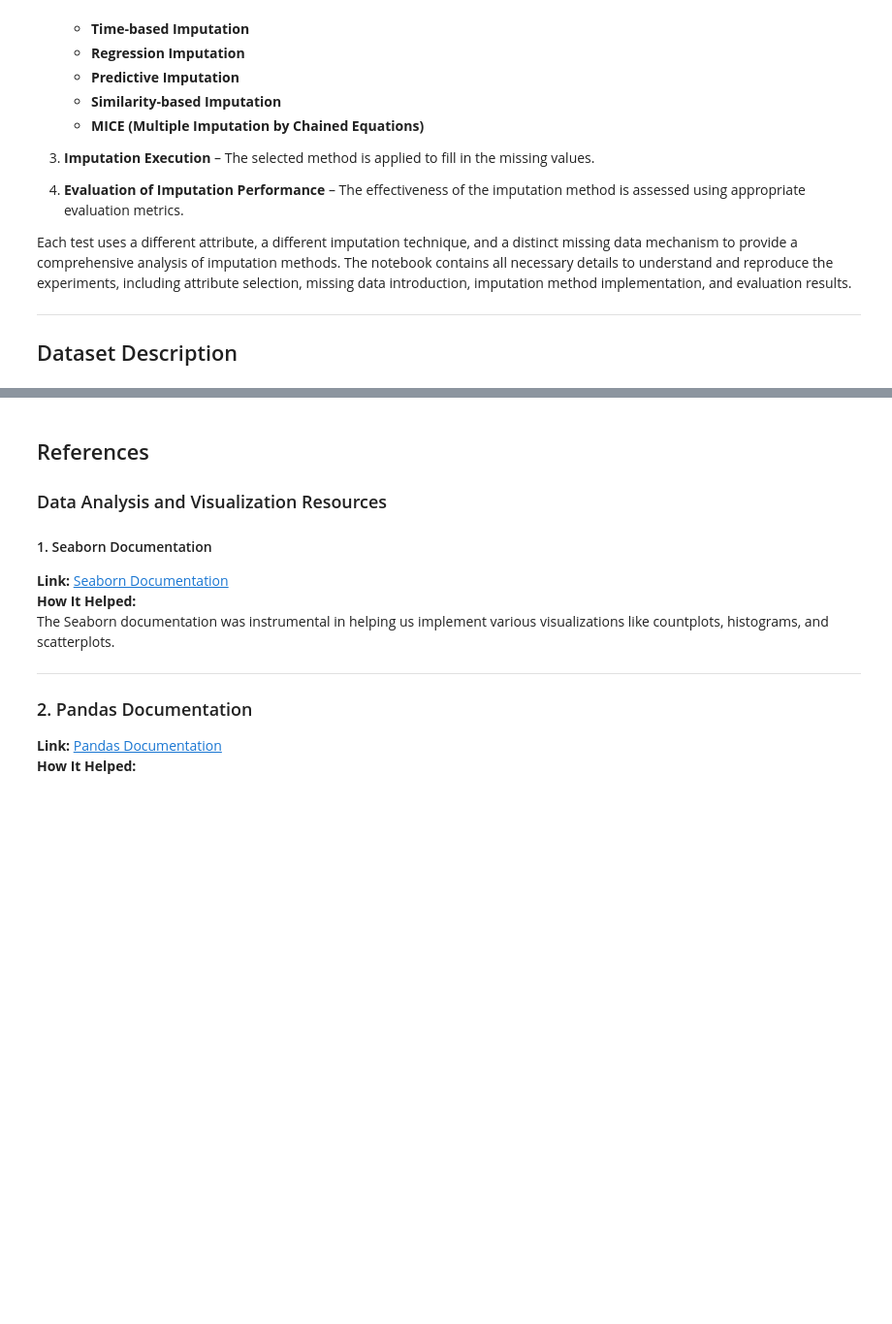
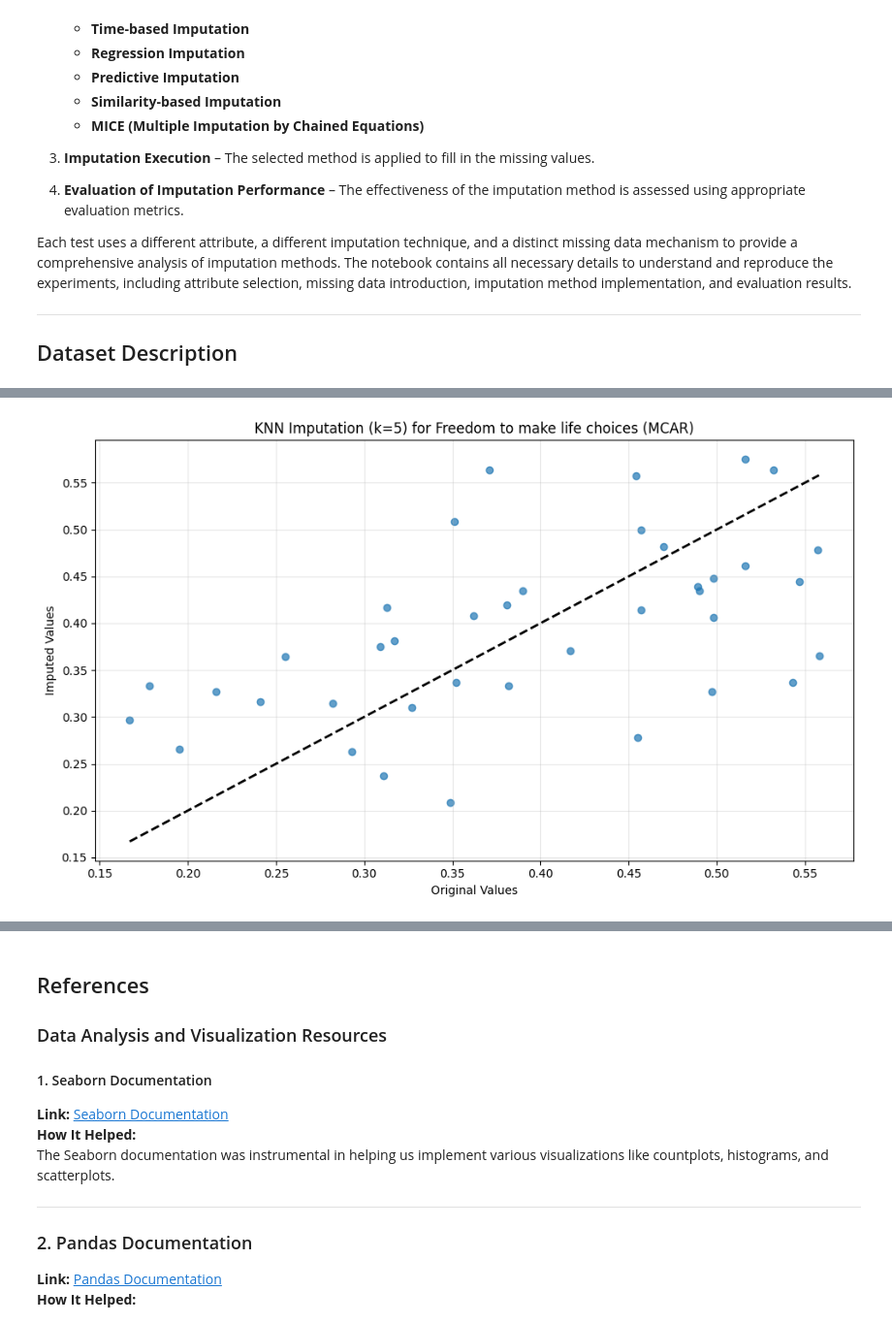
Before and after one commit to ObayAlshaer/CSI4142_Assignment-2, a Jupyter notebook: Dataset2/dataset-2.ipynb, the cells around one changed output, grey strips where cells are left out. Shown at 97% size. Cells and saved outputs as stored; diff of their text form; code cells hidden in the pictures; blank space fills up the shorter version.

```diff
--- a/Dataset2/dataset-2.ipynb
+++ b/Dataset2/dataset-2.ipynb
@@ -43,0 +222,66 @@ Each test uses a different attribute, a different imputation technique, and a di
+# %%
+print("IMPUTATION METHOD 2: KNN IMPUTATION")
+
+# Choose column and introduce missing values
+target_column = 'Freedom to make life choices'
+missing_mechanism = 'MCAR'
+df_missing_2, missing_indices_2 = introduce_missing_values(
+    original_df, target_column, mechanism=missing_mechanism, missing_rate=0.25
+)
+
+# Select features for KNN imputation
+features = ['GDP per capita', 'Social support', 'Healthy life expectancy', 'Score', 'Generosity']
+df_for_knn = df_missing_2[features + [target_column]].copy()
+
+# Scale features for better KNN performance
+scaler = StandardScaler()
+df_scaled = pd.DataFrame(
+    scaler.fit_transform(df_for_knn[features]),
+    columns=features,
+    index=df_for_knn.index
+)
+df_scaled[target_column] = df_for_knn[target_column]
+
+# Find optimal k value
+k_values = [3, 5, 7, 10, 15]
+knn_results = {}
+
+for k in k_values:
+    imputer = KNNImputer(n_neighbors=k)
+    imputed_array = imputer.fit_transform(df_scaled)
+    df_imputed_knn = pd.DataFrame(imputed_array, columns=df_scaled.columns, index=df_scaled.index)
+
+    original_values = original_df.loc[missing_indices_2, target_column]
+    imputed_values = df_imputed_knn.loc[missing_indices_2, target_column]
+
+    metrics = evaluate_imputation(original_values, imputed_values)
+    knn_results[k] = metrics
+    print(f"KNN with k={k}: MAE={metrics['MAE']:.4f}, RMSE={metrics['RMSE']:.4f}, R²={metrics['R²']:.4f}")
+
+# Use best k for final imputation
+best_k = min(knn_results.keys(), key=lambda k: knn_results[k]['MAE'])
+print(f"\nBest k value: {best_k}")
+
+imputer = KNNImputer(n_neighbors=best_k)
+imputed_array = imputer.fit_transform(df_scaled)
+df_imputed_2 = df_missing_2.copy()
+# Extract the target column from imputed array (it's the last column)
+target_idx = list(df_scaled.columns).index(target_column)
+df_imputed_2.loc[:, target_column] = imputed_array[:, target_idx]
+
+# Evaluate KNN imputation
+original_values = original_df.loc[missing_indices_2, target_column]
+imputed_values = df_imputed_2.loc[missing_indices_2, target_column]
+knn_metrics = evaluate_imputation(original_values, imputed_values)
+
+print("\nKNN Imputation Results (best k):")
+for metric, value in knn_metrics.items():
+    print(f"{metric}: {value:.4f}")
+
+# Plot comparison
+plot_comparison(
+    original_values,
+    imputed_values,
+    f'KNN Imputation (k={best_k}) for {target_column} ({missing_mechanism})'
+)
+# %% [output]
@@ -43,0 +302 @@ Each test uses a different attribute, a different imputation technique, and a di
+[figure, added]
```
Also changed, not shown: parts of 8 cells of this notebook.
